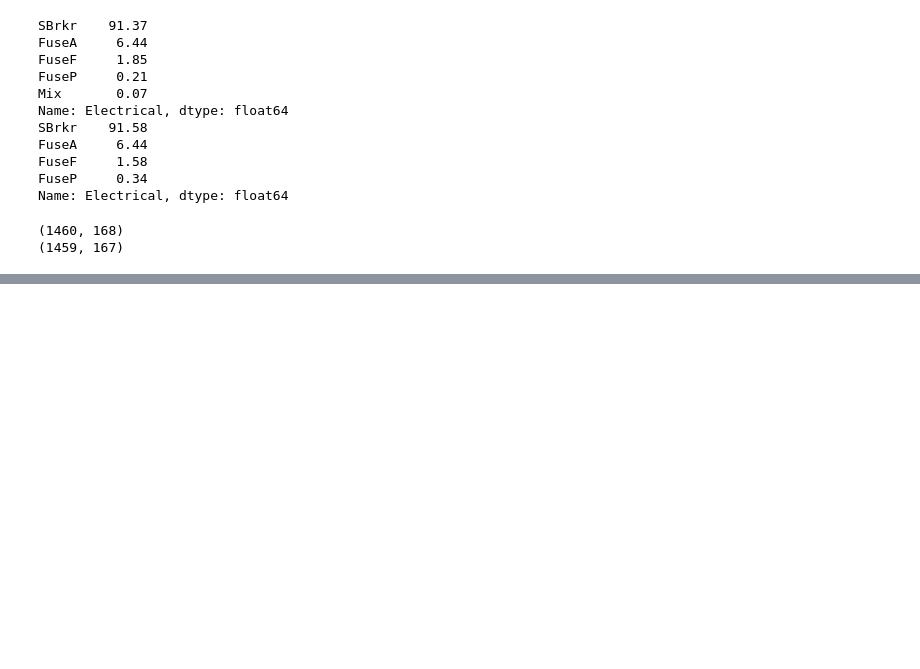
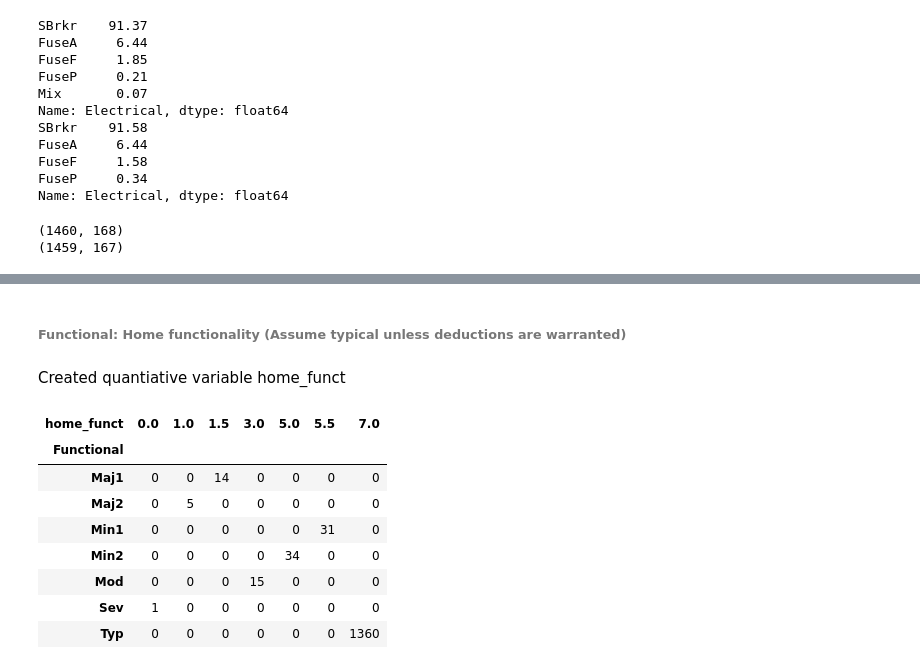
Before and after one commit to gwenkf/IowaHousePrices, a Jupyter notebook: House_Prices_Prepare_Dimitri.ipynb, the cells around one changed output, grey strips where cells are left out. Saved outputs shown, nothing was run; the diff lists cells and outputs as text; code cells hidden in the pictures; blank space fills up the shorter version.

```diff
--- a/House_Prices_Prepare_Dimitri.ipynb
+++ b/House_Prices_Prepare_Dimitri.ipynb
@@ -1402,0 +1449,6 @@ print(test.shape)
+# %%
+train['kitchen_quality'] = 0
+train.loc[train.KitchenQual == 'TA', 'kitchen_quality'] = 1
+train.loc[train.KitchenQual == 'Gd', 'kitchen_quality'] = 2
+train.loc[train.KitchenQual == 'Ex', 'kitchen_quality'] = 3
+pd.crosstab(train.KitchenQual, train.kitchen_quality)
@@ -1402,0 +1475,4 @@ print(test.shape)
+# %% [markdown]
+###### Functional: Home functionality (Assume typical unless deductions are warranted)
+# %% [markdown]
+Created quantiative variable home_funct
@@ -1402,0 +1482,20 @@ print(test.shape)
+# %%
+train['home_funct'] = 0
+train.loc[train.Functional == 'Sev', 'home_funct'] = 0
+train.loc[train.Functional == 'Maj2', 'home_funct'] = 1
+train.loc[train.Functional == 'Maj1', 'home_funct'] = 1.5
+train.loc[train.Functional == 'Mod', 'home_funct'] = 3
+train.loc[train.Functional == 'Min2', 'home_funct'] = 5
+train.loc[train.Functional == 'Min1', 'home_funct'] = 5.5
+train.loc[train.Functional == 'Typ', 'home_funct'] = 7
+pd.crosstab(train.Functional, train.home_funct)
+# %% [output]
+| home_funct | 0.0 | 1.0 | 1.5 | 3.0 | 5.0 | 5.5 | 7.0 |
+| Functional |  |  |  |  |  |  |  |
+| Maj1 | 0 | 0 | 14 | 0 | 0 | 0 | 0 |
+| Maj2 | 0 | 5 | 0 | 0 | 0 | 0 | 0 |
+| Min1 | 0 | 0 | 0 | 0 | 0 | 31 | 0 |
+| Min2 | 0 | 0 | 0 | 0 | 34 | 0 | 0 |
+| Mod | 0 | 0 | 0 | 15 | 0 | 0 | 0 |
+| Sev | 1 | 0 | 0 | 0 | 0 | 0 | 0 |
+| Typ | 0 | 0 | 0 | 0 | 0 | 0 | 1360 |
```
Also changed, not shown: parts of 98 cells of this notebook.
